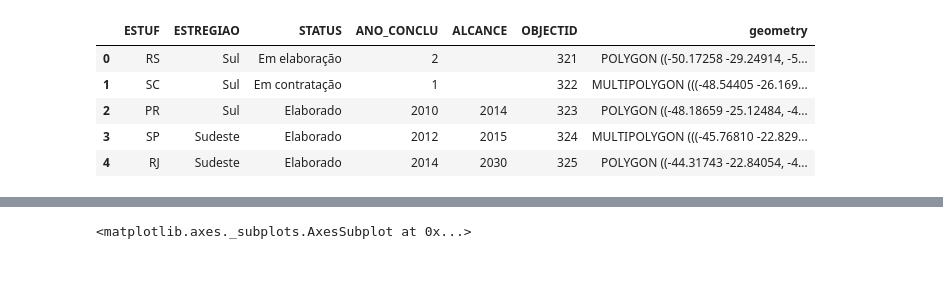
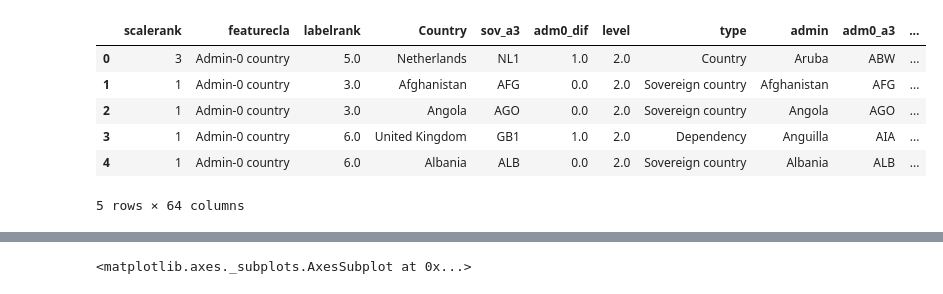
Before and after one commit to LucasTreuke/a2BancoDeDados, a Jupyter notebook: testando.ipynb, the cells around one changed output, grey strips where cells are left out. Saved outputs shown, nothing was run; the diff lists cells and outputs as text; code cells hidden in the pictures.

```diff
--- a/testando.ipynb
+++ b/testando.ipynb
@@ -12,9 +14,11 @@ df.plot()
-# %%
-df.head()
-# %% [output]
-|  | ESTUF | ESTREGIAO | STATUS | ANO_CONCLU | ALCANCE | OBJECTID | geometry |
-| 0 | RS | Sul | Em elaboração | 2 |  | 321 | POLYGON ((-50.17258 -29.24914, -5... |
-| 1 | SC | Sul | Em contratação | 1 |  | 322 | MULTIPOLYGON (((-48.54405 -26.169... |
-| 2 | PR | Sul | Elaborado | 2010 | 2014 | 323 | POLYGON ((-48.18659 -25.12484, -4... |
-| 3 | SP | Sudeste | Elaborado | 2012 | 2015 | 324 | MULTIPOLYGON (((-45.76810 -22.829... |
-| 4 | RJ | Sudeste | Elaborado | 2014 | 2030 | 325 | POLYGON ((-44.31743 -22.84054, -4... |
+# %%
+df.rename(columns={'sovereignt':'Country'}, inplace=True)
+df.head()
+# %% [output]
+|  | scalerank | featurecla | labelrank | Country | sov_a3 | adm0_dif | level | type | admin | adm0_a3 | ... |
+| 0 | 3 | Admin-0 country | 5.0 | Netherlands | NL1 | 1.0 | 2.0 | Country | Aruba | ABW | ... |
+| 1 | 1 | Admin-0 country | 3.0 | Afghanistan | AFG | 0.0 | 2.0 | Sovereign country | Afghanistan | AFG | ... |
+| 2 | 1 | Admin-0 country | 3.0 | Angola | AGO | 0.0 | 2.0 | Sovereign country | Angola | AGO | ... |
+| 3 | 1 | Admin-0 country | 6.0 | United Kingdom | GB1 | 1.0 | 2.0 | Dependency | Anguilla | AIA | ... |
+| 4 | 1 | Admin-0 country | 6.0 | Albania | ALB | 0.0 | 2.0 | Sovereign country | Albania | ALB | ... |
+5 rows × 64 columns
```
Also changed, not shown: parts of 2 cells of this notebook, 3 other files.
